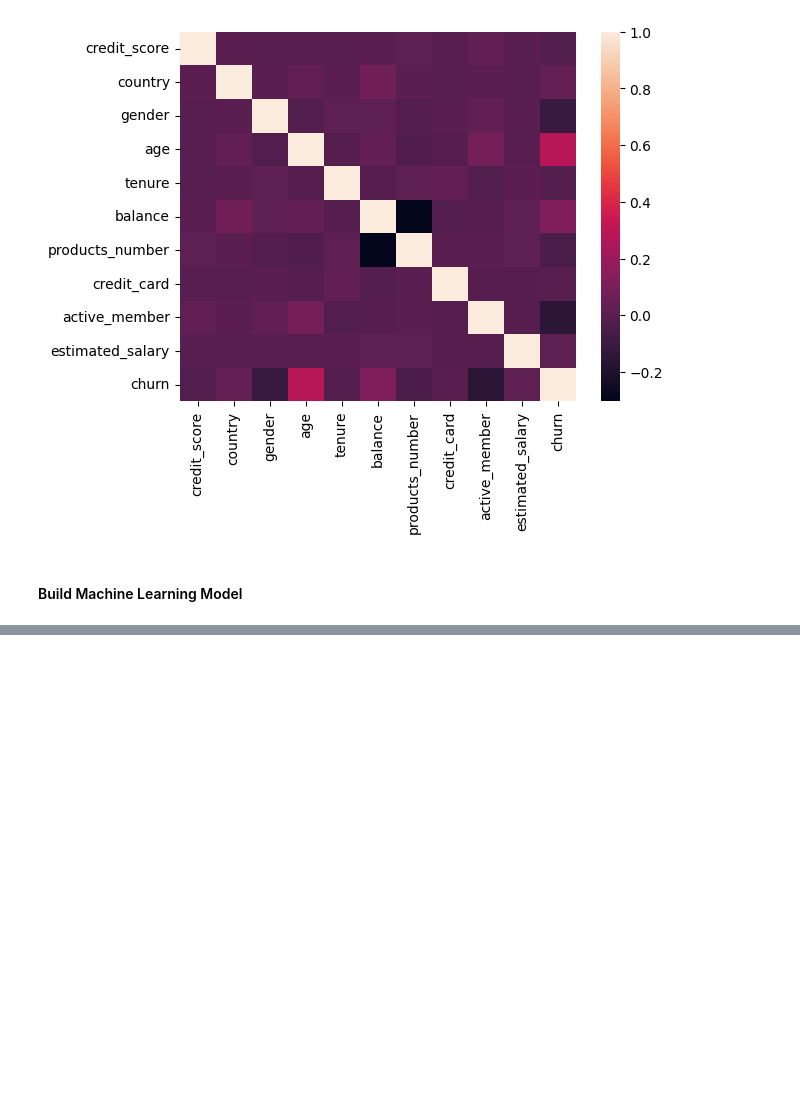
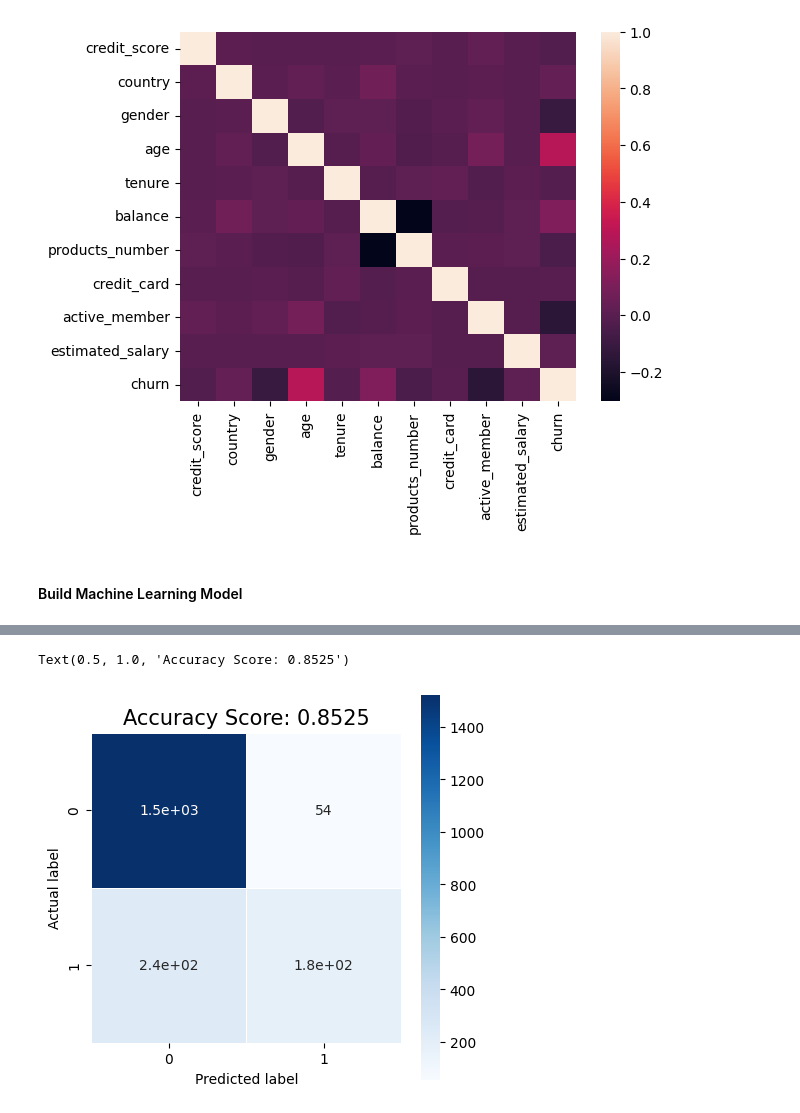
Before and after one commit to codemasterds/Machine_Learing_Projects, a Jupyter notebook: Customer_lifetime_value/model.ipynb, the cells around one changed output, grey strips where cells are left out. Saved outputs shown, nothing was run; the diff lists cells and outputs as text; code cells hidden in the pictures; blank space fills up the shorter version.

```diff
--- a/Customer_lifetime_value/model.ipynb
+++ b/Customer_lifetime_value/model.ipynb
@@ -105,0 +108,6 @@ X_train, X_test, y_train, y_test = train_test_split(X,y, test_size=0.2,random_st
+# %%
+from sklearn.tree import DecisionTreeClassifier
+dtree = DecisionTreeClassifier()
+dtree.fit(X_train, y_train)
+y_pred = dtree.predict(X_test)
+print("Accuracy Score :", accuracy_score(y_test, y_pred)*100, "%")
@@ -105,0 +118,6 @@ X_train, X_test, y_train, y_test = train_test_split(X,y, test_size=0.2,random_st
+# %%
+from sklearn.ensemble import RandomForestClassifier
+rfc = RandomForestClassifier()
+rfc.fit(X_train, y_train)
+y_pred = rfc.predict(X_test)
+print("Accuracy Score :", accuracy_score(y_test, y_pred)*100, "%")
@@ -105,0 +148,8 @@ X_train, X_test, y_train, y_test = train_test_split(X,y, test_size=0.2,random_st
+# %%
+#importing classification report and confusion matrix from sklearn
+
+from sklearn.metrics import classification_report, confusion_matrix
+
+##Random Forest
+y_pred = rfc.predict(X_test)
+print("Classification report - n", "\n",classification_report(y_test,y_pred))
@@ -105,0 +168,11 @@ X_train, X_test, y_train, y_test = train_test_split(X,y, test_size=0.2,random_st
+# %%
+cm = confusion_matrix(y_test, y_pred)
+plt.figure(figsize=(5,5))
+sns.heatmap(data=cm,linewidths=.5, annot=True,square = True,  cmap = 'Blues')
+plt.ylabel('Actual label')
+plt.xlabel('Predicted label')
+all_sample_title = 'Accuracy Score: {0}'.format(rfc.score(X_test, y_test))
+plt.title(all_sample_title, size = 15)
+# %% [output]
+Text(0.5, 1.0, 'Accuracy Score: 0.8525')
+[figure, added]
```
Also changed, not shown: parts of 17 cells of this notebook.
